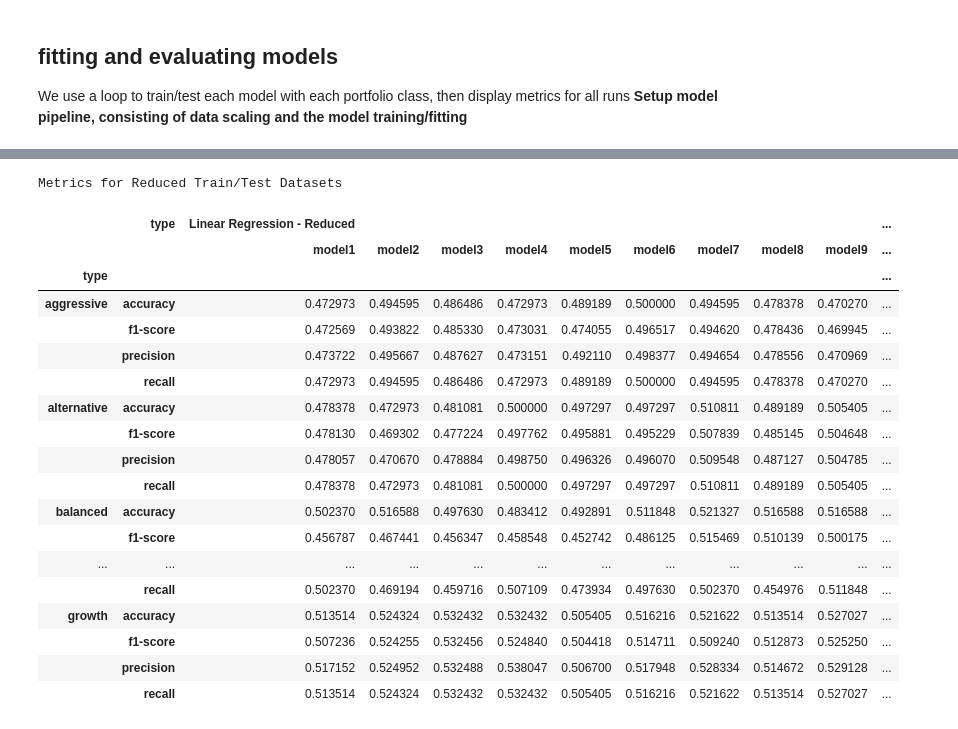
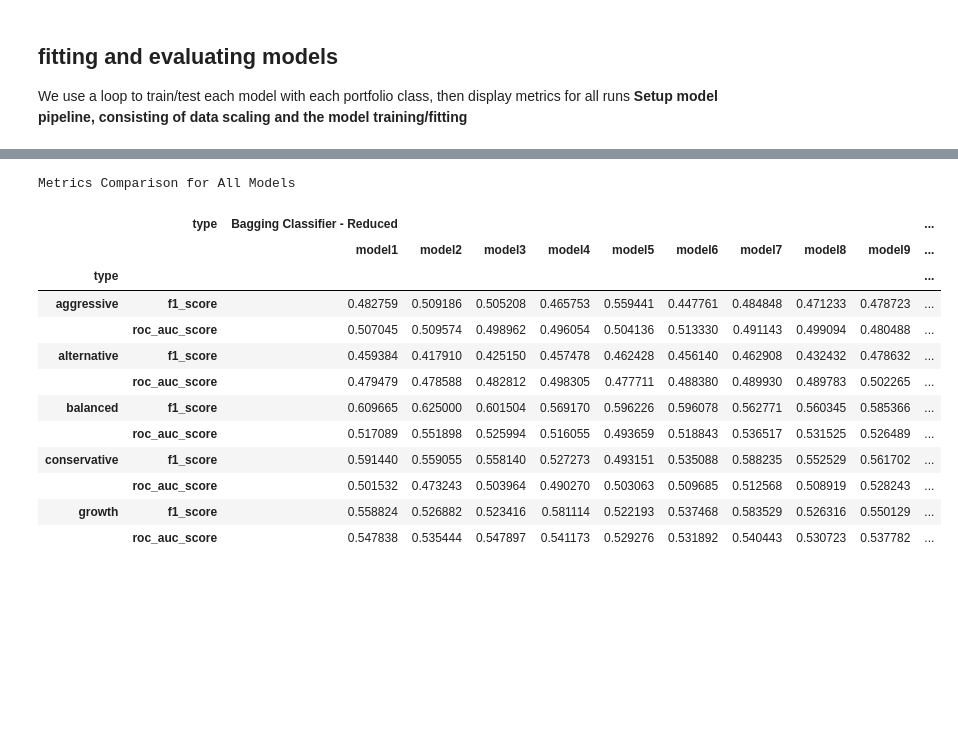
Before and after one commit to tlchampion/mwp_algorithmic_trading, a Jupyter notebook: modeling/bagging_classifier.ipynb, the cells around one changed output, grey strips where cells are left out. Drawn from its saved outputs; the diff is of its cells as text; code cells hidden in the pictures; blank space fills up the shorter version.

Commit message:
updated modeling notebooks to use ROC-AUC and F1 Score for metrics. update model selections based upon new metrics

```diff
--- a/modeling/bagging_classifier.ipynb
+++ b/modeling/bagging_classifier.ipynb
@@ -155,11 +155,13 @@ for portfolio in portfolios:
         pipeline = Pipeline([('scaler', scaler), ('model', model)])
         pipeline.fit(X_train, y_train)
         preds = pipeline.predict(X_test)
-        report = classification_report(y_test, preds, output_dict=True)
-        df = pd.DataFrame.from_dict(report['weighted avg'], orient='index', columns=[f'model{i}'])
-        df.loc['accuracy',f'model{i}'] = report['accuracy']
+        proba = pipeline.predict_proba(X_test)
+        roc = roc_auc_score(y_test,proba[:,1])
+        f1 = f1_score(y_test, preds)
+        df = pd.DataFrame()
+        df.loc['f1_score',f"model{i}"] = f1
+        df.loc['roc_auc_score',f"model{i}"] = roc
         df_results = pd.concat([df_results, df], axis=1)
-        df_results.drop('support', inplace=True)
         i += 1
     df_results['type'] = portfolio
     df_full_results = pd.concat([df_full_results, df_results])
@@ -249,24 +170,0 @@ portfolios = ['conservative', 'balanced', 'growth', 'aggressive','alternative']
-# %%
-df_reduced_results = pd.DataFrame()
-for portfolio in portfolios:
-    X_train = datafiles[portfolio][0]
-    X_test = datafiles[portfolio][1]
-    y_train = datafiles[portfolio][2]
-    y_test = datafiles[portfolio][3]
-    i=1
-    df_results = pd.DataFrame()
-    for model in models:
-        pipeline = Pipeline([('scaler', scaler), ('model', model)])
-        pipeline.fit(X_train, y_train)
-        preds = pipeline.predict(X_test)
-        report = classification_report(y_test, preds, output_dict=True)
-        df = pd.DataFrame.from_dict(report['weighted avg'], orient='index', columns=[f'model{i}'])
-        df.loc['accuracy',f'model{i}'] = report['accuracy']
-        df_results = pd.concat([df_results, df], axis=1)
-        df_results.drop('support', inplace=True)
-        i += 1
-    df_results['type'] = portfolio
-    df_reduced_results = pd.concat([df_reduced_results, df_results])
-
-df_reduced_results.set_index('type', append=True, inplace=True)
-df_reduced_results = df_reduced_results.reorder_levels(['type', 0])
@@ -273,46 +254,40 @@ df_reduced_results = df_reduced_results.reorder_levels(['type', 0])
 # %%
-df_reduced_results['type'] = 'Linear Regression - Reduced'
-df_full_results['type'] = 'Linear Regression - Full'
+df_reduced_results['type'] = 'Bagging Classifier - Reduced'
+df_full_results['type'] = 'Bagging Classifier - Full'
 
 
 df_reduced_results.set_index('type', append=True,inplace=True)
 df_full_results.set_index('type', append=True,inplace=True)
 
 df_reduced_results = df_reduced_results.unstack(level=2)
 
 df_reduced_results = df_reduced_results.reorder_levels([1,0], axis=1)
 
 
 df_full_results = df_full_results.unstack(level=2)
 
 df_full_results = df_full_results.reorder_levels([1,0], axis=1)
 
 df_bagging_classifier_results = pd.concat([df_reduced_results, df_full_results], axis=1)
 
 cm = sns.light_palette("blue", as_cmap=True)
 pd.set_option('display.max_columns', None)
 
 
 
-df_bagging_classifier_results.style.background_gradient(cmap=cm, axis=1).set_caption("Metrics for Reduced Train/Test Datasets")
+df_bagging_classifier_results.style.highlight_max(color='lightblue', axis = 1).set_caption("Metrics Comparison for All Models")
 # %% [output]
-Metrics for Reduced Train/Test Datasets
+Metrics Comparison for All Models
-|  | type | Linear Regression - Reduced |  |  |  |  |  |  |  |  | ... |
+|  | type | Bagging Classifier - Reduced |  |  |  |  |  |  |  |  | ... |
 |  |  | model1 | model2 | model3 | model4 | model5 | model6 | model7 | model8 | model9 | ... |
 | type |  |  |  |  |  |  |  |  |  |  | ... |
-| aggressive | accuracy | 0.472973 | 0.494595 | 0.486486 | 0.472973 | 0.489189 | 0.500000 | 0.494595 | 0.478378 | 0.470270 | ... |
-|  | f1-score | 0.472569 | 0.493822 | 0.485330 | 0.473031 | 0.474055 | 0.496517 | 0.494620 | 0.478436 | 0.469945 | ... |
-|  | precision | 0.473722 | 0.495667 | 0.487627 | 0.473151 | 0.492110 | 0.498377 | 0.494654 | 0.478556 | 0.470969 | ... |
-|  | recall | 0.472973 | 0.494595 | 0.486486 | 0.472973 | 0.489189 | 0.500000 | 0.494595 | 0.478378 | 0.470270 | ... |
-| alternative | accuracy | 0.478378 | 0.472973 | 0.481081 | 0.500000 | 0.497297 | 0.497297 | 0.510811 | 0.489189 | 0.505405 | ... |
-|  | f1-score | 0.478130 | 0.469302 | 0.477224 | 0.497762 | 0.495881 | 0.495229 | 0.507839 | 0.485145 | 0.504648 | ... |
-|  | precision | 0.478057 | 0.470670 | 0.478884 | 0.498750 | 0.496326 | 0.496070 | 0.509548 | 0.487127 | 0.504785 | ... |
-|  | recall | 0.478378 | 0.472973 | 0.481081 | 0.500000 | 0.497297 | 0.497297 | 0.510811 | 0.489189 | 0.505405 | ... |
-| balanced | accuracy | 0.502370 | 0.516588 | 0.497630 | 0.483412 | 0.492891 | 0.511848 | 0.521327 | 0.516588 | 0.516588 | ... |
-|  | f1-score | 0.456787 | 0.467441 | 0.456347 | 0.458548 | 0.452742 | 0.486125 | 0.515469 | 0.510139 | 0.500175 | ... |
-| ... | ... | ... | ... | ... | ... | ... | ... | ... | ... | ... | ... |
-|  | recall | 0.502370 | 0.469194 | 0.459716 | 0.507109 | 0.473934 | 0.497630 | 0.502370 | 0.454976 | 0.511848 | ... |
-| growth | accuracy | 0.513514 | 0.524324 | 0.532432 | 0.532432 | 0.505405 | 0.516216 | 0.521622 | 0.513514 | 0.527027 | ... |
-|  | f1-score | 0.507236 | 0.524255 | 0.532456 | 0.524840 | 0.504418 | 0.514711 | 0.509240 | 0.512873 | 0.525250 | ... |
-|  | precision | 0.517152 | 0.524952 | 0.532488 | 0.538047 | 0.506700 | 0.517948 | 0.528334 | 0.514672 | 0.529128 | ... |
-|  | recall | 0.513514 | 0.524324 | 0.532432 | 0.532432 | 0.505405 | 0.516216 | 0.521622 | 0.513514 | 0.527027 | ... |
+| aggressive | f1_score | 0.482759 | 0.509186 | 0.505208 | 0.465753 | 0.559441 | 0.447761 | 0.484848 | 0.471233 | 0.478723 | ... |
+|  | roc_auc_score | 0.507045 | 0.509574 | 0.498962 | 0.496054 | 0.504136 | 0.513330 | 0.491143 | 0.499094 | 0.480488 | ... |
+| alternative | f1_score | 0.459384 | 0.417910 | 0.425150 | 0.457478 | 0.462428 | 0.456140 | 0.462908 | 0.432432 | 0.478632 | ... |
+|  | roc_auc_score | 0.479479 | 0.478588 | 0.482812 | 0.498305 | 0.477711 | 0.488380 | 0.489930 | 0.489783 | 0.502265 | ... |
+| balanced | f1_score | 0.609665 | 0.625000 | 0.601504 | 0.569170 | 0.596226 | 0.596078 | 0.562771 | 0.560345 | 0.585366 | ... |
+|  | roc_auc_score | 0.517089 | 0.551898 | 0.525994 | 0.516055 | 0.493659 | 0.518843 | 0.536517 | 0.531525 | 0.526489 | ... |
+| conservative | f1_score | 0.591440 | 0.559055 | 0.558140 | 0.527273 | 0.493151 | 0.535088 | 0.588235 | 0.552529 | 0.561702 | ... |
+|  | roc_auc_score | 0.501532 | 0.473243 | 0.503964 | 0.490270 | 0.503063 | 0.509685 | 0.512568 | 0.508919 | 0.528243 | ... |
+| growth | f1_score | 0.558824 | 0.526882 | 0.523416 | 0.581114 | 0.522193 | 0.537468 | 0.583529 | 0.526316 | 0.550129 | ... |
+|  | roc_auc_score | 0.547838 | 0.535444 | 0.547897 | 0.541173 | 0.529276 | 0.531892 | 0.540443 | 0.530723 | 0.537782 | ... |
```
Also changed, not shown: parts of 6 cells of this notebook, 12 other files.
